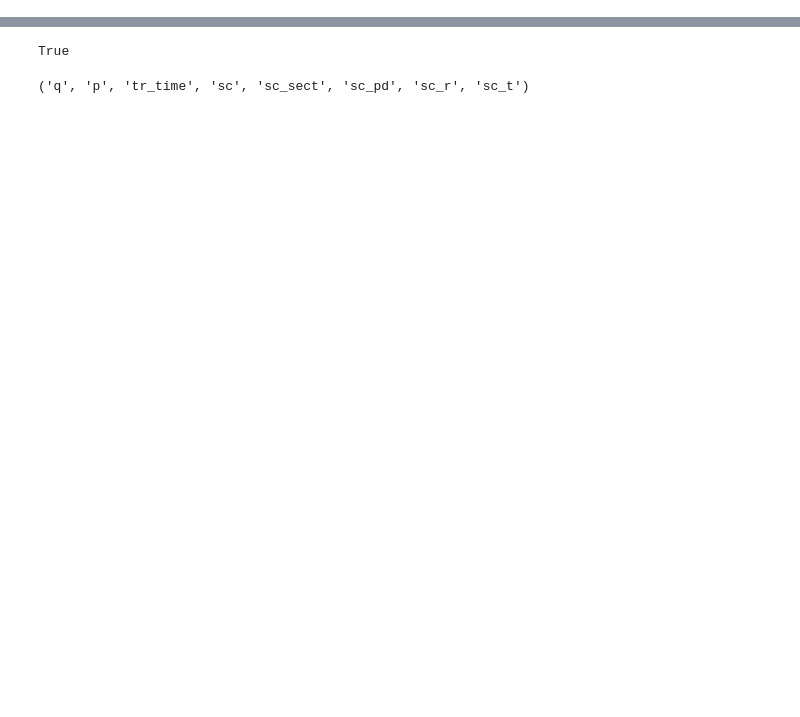
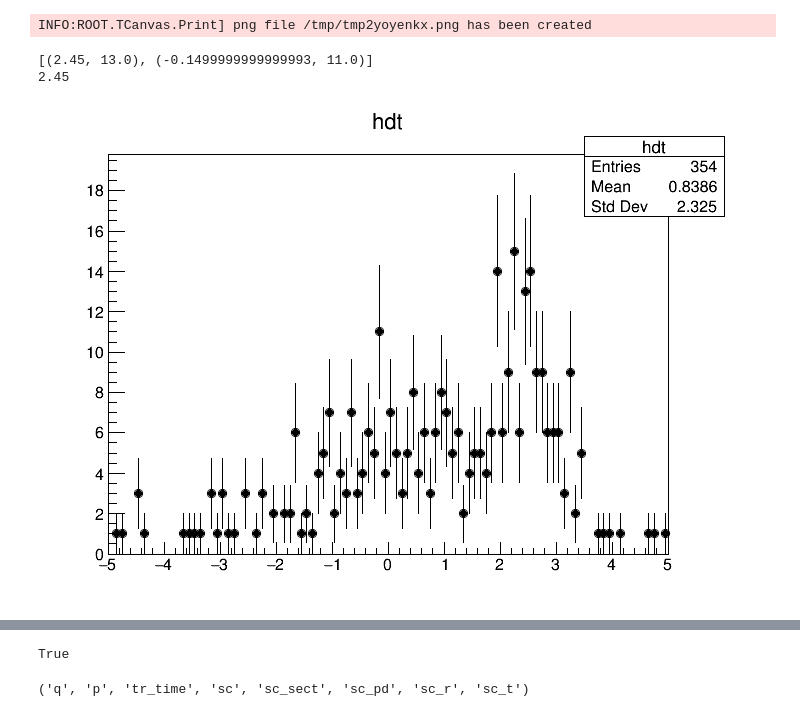
Before and after one commit to evan-phelps/phys-ana-omega, a Jupyter notebook: worksheets/pid_pos_per_run.ipynb, the cells around one changed output, grey strips where cells are left out. Drawn from its saved outputs; the diff is of its cells as text; code cells hidden in the pictures; blank space fills up the shorter version.

```diff
--- a/worksheets/pid_pos_per_run.ipynb
+++ b/worksheets/pid_pos_per_run.ipynb
@@ -71,10 +85,20 @@ for (run, dts) in run_dtsS:
 # %%
 def get_peak_points(h):
     points = []
-    pfinder = ROOT.TSpectrum(2, 1)
-    npeaks = pfinder.Search(h, 2.5, 'goff', 0.5)
+    pfinder = ROOT.TSpectrum(4)
+    npeaks = pfinder.Search(h, 2, 'goff', 0.5)
     for i in range(0,npeaks):
         x = pfinder.GetPositionX()[i]
         y = pfinder.GetPositionY()[i]
         points.append((x,y))
     return points
+
+def get_hist_peaks(run, dtsS, sect, pdl):
+    dts = [d for (r,d) in dtsS if r==run][0]
+    h = ROOT.TH1D('hdt', 'hdt', 500, -45, 5)
+    for (s,p,dt) in dts:
+        if s==sect and p==pdl:
+            h.Fill(dt)
+    peaks = get_peak_points(h)
+    dt = max([p[0] for p in peaks]) if len(peaks) > 0 else 0
+    return (h,peaks,dt)
@@ -80,0 +151,10 @@ def get_peak_points(h):
+# %%
+(h,peaks,dt) = get_hist_peaks(38050, run_dtsS, 3, 11)
+print(peaks)
+print(dt)
+asrootpy(h)
+# %% [output]
+INFO:ROOT.TCanvas.Print] png file /tmp/tmp2yoyenkx.png has been created
+[(2.45, 13.0), (-0.1499999999999993, 11.0)]
+2.45
+[figure, added]
```
Also changed, not shown: parts of 11 cells of this notebook, 10 other files.
